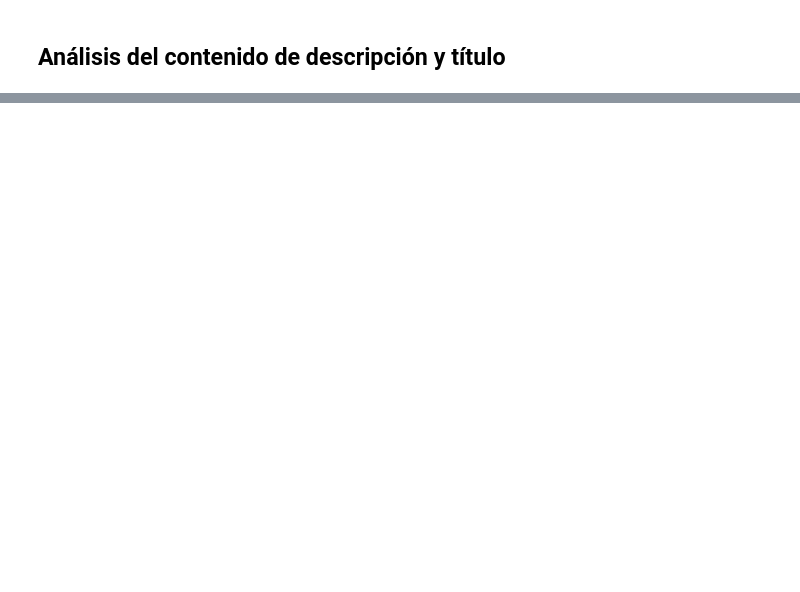
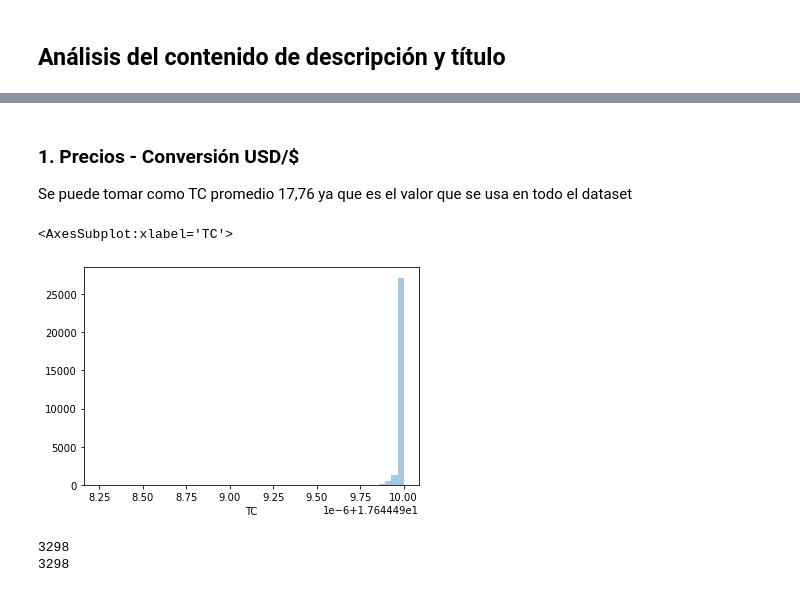
Before and after one commit to franfasan1/DH_G8_desafio1, a Jupyter notebook: notebook_desafio.ipynb, the cells around one changed output, grey strips where cells are left out. Drawn from its saved outputs; the diff is of its cells as text; code cells hidden in the pictures; blank space fills up the shorter version.

```diff
--- a/notebook_desafio.ipynb
+++ b/notebook_desafio.ipynb
@@ -119,8 +177,0 @@ b.isnull().sum()
-# %%
-expresion2 = re.compile("\s*(?P<ambientes>\d{1,2})\s*amb", flags = re.IGNORECASE)
-
-a2 = data.title.apply(lambda x: None if x is np.NaN else re.search(expresion, x))
-
-b2 = a2.apply(lambda x: x if x is None else x.group("ambientes"))
-
-b2.isnull().sum()
@@ -154,0 +180,22 @@ data[data.rooms.notnull()]
+# %%
+# Con el metodo extract se puede ubicar el primer elemento de la cadena de texto que cumple la condición planteada
+# En algunos casos, en la descripción aparecen menciones amuchos tipos de dptos ya que suelen ser desarrollos inmobiliarios
+# Por eso priorizamos el dato que viene del titulo y si este no tiene, completamos con el primer dato de la descripcion
+
+a = data2.descripcion.str.extract("(?P<amb>\d{1,2})\s*amb|(?P<mono>mono)\S*amb", flags = re.IGNORECASE)
+
+a['mono'] = a.mono.replace(re.compile("mono", flags = re.IGNORECASE), "1")
+
+a['ambientes'] = a.amb.fillna(a.mono).astype(float)
+
+
+b = data2.descripcion.str.extract("(?P<amb>\d{1,2})\s*amb|(?P<mono>mono)\S*amb", flags = re.IGNORECASE)
+
+b['mono'] = b.mono.replace(re.compile("mono", flags = re.IGNORECASE), "1")
+
+b['ambientes'] = b.amb.fillna(b.mono).astype(float)
+
+
+ambientes = b.ambientes.fillna(a.ambientes)
+
+ambientes
@@ -154,0 +215,6 @@ data[data.rooms.notnull()]
+# %%
+data_ambientes = data2.join(ambientes, rsuffix="_nuevo")
+
+data_ambientes['ambientes2'] = data_ambientes.ambientes_nuevo.fillna(data_ambientes.ambientes)
+print(data_ambientes.ambientes2.isnull().sum())
+data_ambientes.loc[:,['ambientes', 'ambientes_nuevo', 'ambientes2']].sample(10)
@@ -154,0 +234,3 @@ data[data.rooms.notnull()]
+# %%
+data = data_ambientes.drop(['ambientes', 'ambientes_nuevo'], axis = 1)
+data = data.rename(columns = {'ambientes2': 'ambientes'})
@@ -154,0 +291,21 @@ data[data.rooms.notnull()]
+# %% [markdown]
+### 1. Precios - Conversión USD/$
+
+Se puede tomar como TC promedio 17,76 ya que es el valor que se usa en todo el dataset
+# %%
+data['TC'] = data.precio_pesos / data.precio_usd
+
+data.loc[:,['precio', 'precio_usd', 'precio_pesos', 'TC']].describe()
+
+sns.distplot(data['TC'], kde= False)
+# %% [output]
+<AxesSubplot:xlabel='TC'>
+[figure, added]
+# %%
+# Todos los valores que no tienen precio, tampoco tienen ningun dato en las columnas de precio y precio_usd
+
+print(data[(data.precio.isnull()) & (data.precio_usd.isnull())].shape[0])
+print(data[data.precio.isnull()].shape[0])
+# %% [output]
+3298
+3298
```
Also changed, not shown: parts of 39 cells of this notebook, 1 other file.
